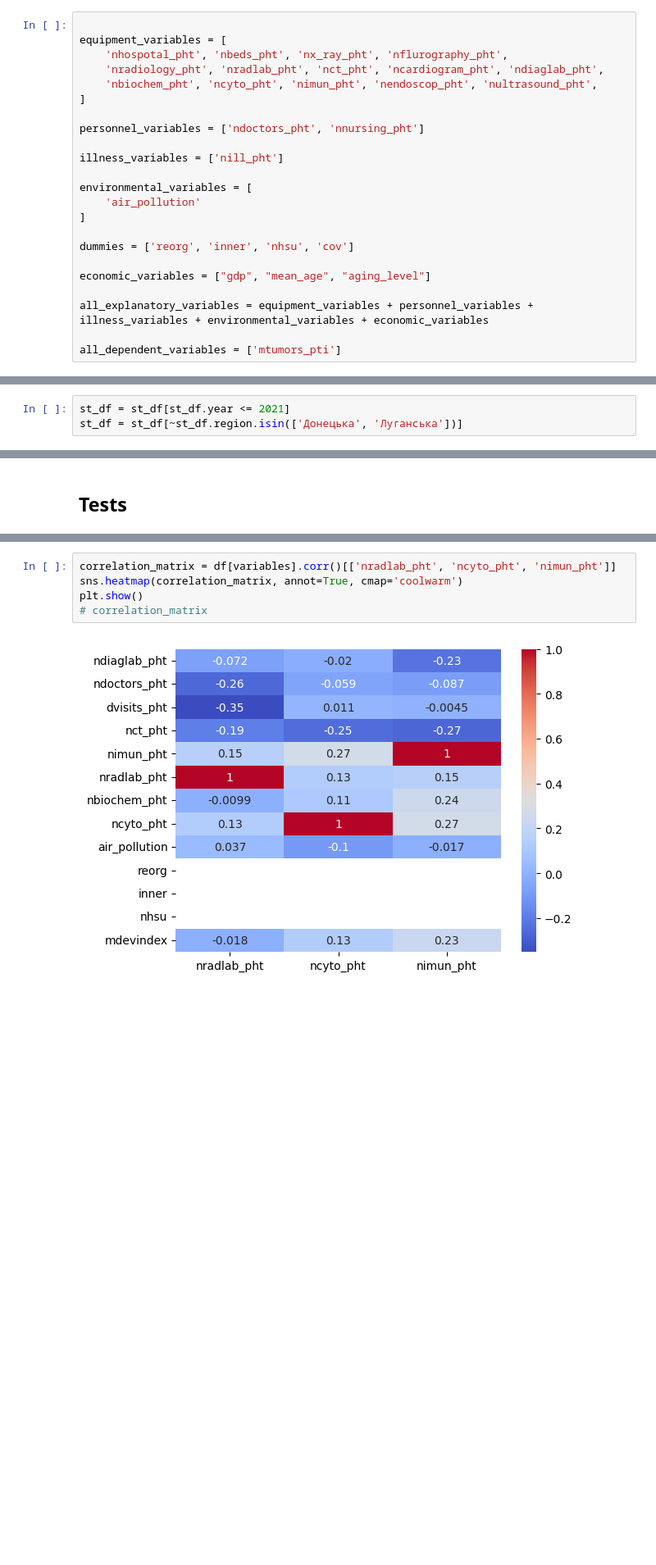
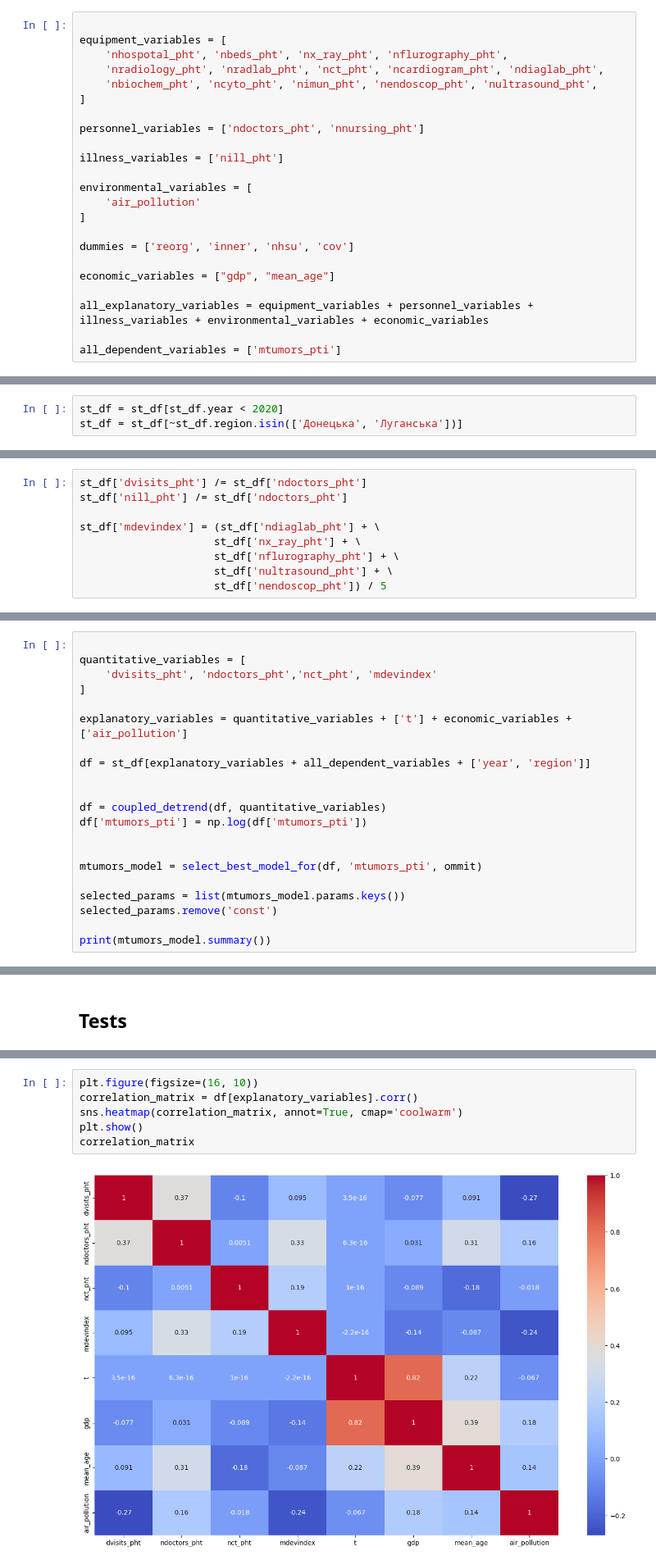
Before and after one commit to Zhukowych/cancer_incidence, a Jupyter notebook: modeling.ipynb, the cells around one changed output, grey strips where cells are left out. Shown at 82% size. Drawn from its saved outputs; the diff is of its cells as text; blank space fills up the shorter version.

Commit message:
first interpretable model

```diff
--- a/modeling.ipynb
+++ b/modeling.ipynb
@@ -95,7 +95,7 @@ environmental_variables = [
 
 dummies = ['reorg', 'inner', 'nhsu', 'cov']
 
-economic_variables = ["gdp", "mean_age", "aging_level"]
+economic_variables = ["gdp", "mean_age"]
 
 all_explanatory_variables = equipment_variables + personnel_variables + illness_variables + environmental_variables + economic_variables
 
@@ -137,7 +137,7 @@ def coupled_detrend(df: pd.DataFrame, x_names: list[str]):
 # %% [markdown]
 ## Quick fixes
 # %%
-st_df = st_df[st_df.year <= 2021]
+st_df = st_df[st_df.year < 2020]
 st_df = st_df[~st_df.region.isin(['Донецька', 'Луганська'])]
 # %% [markdown]
 ## Model selection
@@ -196,3 +194,12 @@ def get_interpretation_table(params, explanatory_names):
     return pd.DataFrame(interpretation_table, index=explanatory_names)
+# %%
+st_df['dvisits_pht'] /= st_df['ndoctors_pht']
+st_df['nill_pht'] /= st_df['ndoctors_pht']
+
+st_df['mdevindex'] = (st_df['ndiaglab_pht'] + \
+                     st_df['nx_ray_pht'] + \
+                     st_df['nflurography_pht'] + \
+                     st_df['nultrasound_pht'] + \
+                     st_df['nendoscop_pht']) / 5
 # %% [markdown]
 ### Simple model
@@ -285,0 +206,21 @@ X.shape
+# %%
+
+quantitative_variables = [
+    'dvisits_pht', 'ndoctors_pht','nсt_pht', 'mdevindex'
+]
+
+explanatory_variables = quantitative_variables + ['t'] + economic_variables + ['air_pollution']
+
+df = st_df[explanatory_variables + all_dependent_variables + ['year', 'region']]
+
+
+df = coupled_detrend(df, quantitative_variables)
+df['mtumors_pti'] = np.log(df['mtumors_pti'])
+
+
+mtumors_model = select_best_model_for(df, 'mtumors_pti', ommit)
+
+selected_params = list(mtumors_model.params.keys())
+selected_params.remove('const')
+
+print(mtumors_model.summary())
@@ -316,7 +270,8 @@ print(vif_data)
 # %%
-correlation_matrix = df[variables].corr()[['nradlab_pht', 'ncyto_pht', 'nimun_pht']]
+plt.figure(figsize=(16, 10))
+correlation_matrix = df[explanatory_variables].corr()
 sns.heatmap(correlation_matrix, annot=True, cmap='coolwarm')
 plt.show()
-# correlation_matrix
+correlation_matrix
 # %% [output]
-[figure, old version]
+[figure, new version]
```
Also changed, not shown: parts of 19 cells of this notebook, 4 other files.
